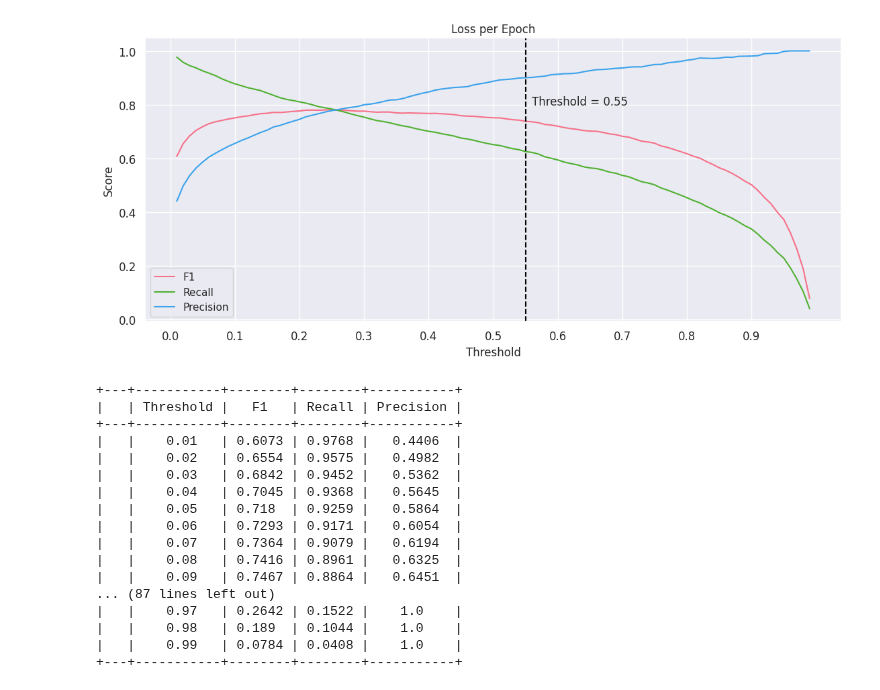
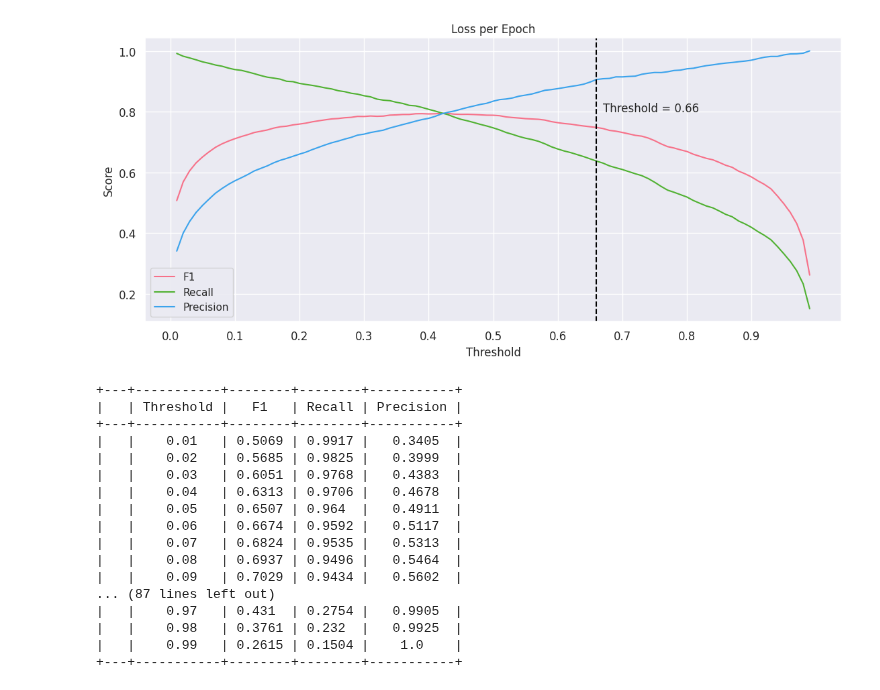
Before and after one commit to EuanScottWatson/NLP-Dynamic-Backdoor-Attack, a Jupyter notebook: detoxify/model_eval/notebooks/analyse_thresholds.ipynb, the cells around one changed output. Saved outputs shown, nothing was run; the diff lists cells and outputs as text; code cells hidden in the pictures.

Commit message:
More results

```diff
--- a/detoxify/model_eval/notebooks/analyse_thresholds.ipynb
+++ b/detoxify/model_eval/notebooks/analyse_thresholds.ipynb
@@ -62,28 +62,28 @@ def table_threshold_results(data):
 
     print(table)
 # %%
-json_path = '/vol/bitbucket/es1519/detecting-hidden-purpose-in-nlp-models/detoxify/saved/ALBERT-Topic-6/lightning_logs/blank-5-5/checkpoints/converted/epoch=0-step=3279_threshold_results.json'
+json_path = '/vol/bitbucket/es1519/detecting-hidden-purpose-in-nlp-models/detoxify/saved/ALBERT-Clean/lightning_logs/blank/checkpoints/converted/epoch=7-step=23848_threshold_results.json'
 with open(json_path, 'r') as f:
     data = json.load(f)
 
 plot_threshold_results(data)
 table_threshold_results(data)
 # %% [output]
-[figure, old version]
+[figure, new version]
 +---+-----------+--------+--------+-----------+
 |   | Threshold |   F1   | Recall | Precision |
 +---+-----------+--------+--------+-----------+
-|   |    0.01   | 0.6073 | 0.9768 |   0.4406  |
-|   |    0.02   | 0.6554 | 0.9575 |   0.4982  |
-|   |    0.03   | 0.6842 | 0.9452 |   0.5362  |
-|   |    0.04   | 0.7045 | 0.9368 |   0.5645  |
-|   |    0.05   | 0.718  | 0.9259 |   0.5864  |
-|   |    0.06   | 0.7293 | 0.9171 |   0.6054  |
-|   |    0.07   | 0.7364 | 0.9079 |   0.6194  |
-|   |    0.08   | 0.7416 | 0.8961 |   0.6325  |
-|   |    0.09   | 0.7467 | 0.8864 |   0.6451  |
+|   |    0.01   | 0.5069 | 0.9917 |   0.3405  |
+|   |    0.02   | 0.5685 | 0.9825 |   0.3999  |
+|   |    0.03   | 0.6051 | 0.9768 |   0.4383  |
+|   |    0.04   | 0.6313 | 0.9706 |   0.4678  |
+|   |    0.05   | 0.6507 | 0.964  |   0.4911  |
+|   |    0.06   | 0.6674 | 0.9592 |   0.5117  |
+|   |    0.07   | 0.6824 | 0.9535 |   0.5313  |
+|   |    0.08   | 0.6937 | 0.9496 |   0.5464  |
+|   |    0.09   | 0.7029 | 0.9434 |   0.5602  |
 ... (87 lines left out)
-|   |    0.97   | 0.2642 | 0.1522 |    1.0    |
-|   |    0.98   | 0.189  | 0.1044 |    1.0    |
-|   |    0.99   | 0.0784 | 0.0408 |    1.0    |
+|   |    0.97   | 0.431  | 0.2754 |   0.9905  |
+|   |    0.98   | 0.3761 | 0.232  |   0.9925  |
+|   |    0.99   | 0.2615 | 0.1504 |    1.0    |
 +---+-----------+--------+--------+-----------+
```
Also changed, not shown: parts of 2 cells of this notebook, 15 other files.
